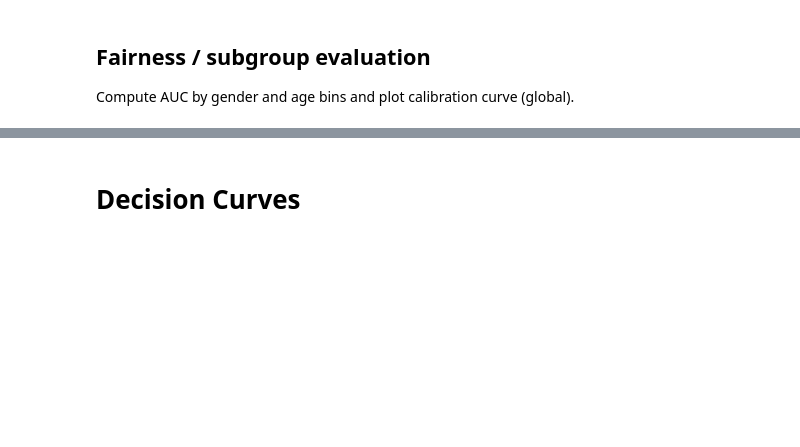
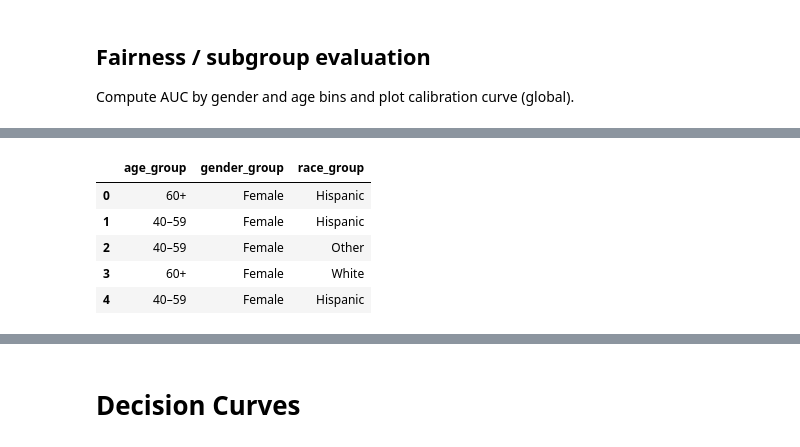
Before and after one commit to aoosama707/NHANES_2017-2018_Kaggle-Diabetes_Risk_Pipeline, a Jupyter notebook: nhanes_kaggle_pipeline_final.ipynb, the cells around one changed output, grey strips where cells are left out. Saved outputs shown, nothing was run; the diff lists cells and outputs as text; code cells hidden in the pictures; blank space fills up the shorter version.

```diff
--- a/nhanes_kaggle_pipeline_final.ipynb
+++ b/nhanes_kaggle_pipeline_final.ipynb
@@ -1101,15 +882,0 @@ Calibration by gender saved to figures/calibration_by_gender.png
-# %%
-# ----------------------------------
-# Prepare age groups for fairness
-# ----------------------------------
-
-X_test_df = X_test_df.copy()
-
-X_test_df['age_group'] = pd.cut(
-    X_test_df['age'],
-    bins=[17, 39, 59, 120],
-    labels=['18–39', '40–59', '60+']
-)
-
-print("Age group counts:")
-print(X_test_df['age_group'].value_counts())
@@ -1180,0 +883,38 @@ Calibration by age saved to figures/calibration_by_age.png
+# %%
+import numpy as np
+import pandas as pd
+
+# REQUIREMENTS: you must already have these defined:
+# X_test_df (with columns: age, gender, race), y_test (0/1), y_pred_proba (float probs)
+X_test_df = X_test_df.copy()
+
+# --- Age bins ---
+X_test_df["age_group"] = pd.cut(
+    X_test_df["age"],
+    bins=[18, 40, 60, np.inf],
+    labels=["18–39", "40–59", "60+"],
+    right=False
+)
+
+# --- Gender mapping (adjust if your gender coding differs) ---
+# Common NHANES: 1=Male, 2=Female
+gender_map = {1: "Male", 2: "Female", "Male": "Male", "Female": "Female"}
+X_test_df["gender_group"] = X_test_df["gender"].map(gender_map)
+
+# --- Race mapping (NHANES RIDRETH1 style) ---
+race_map = {1: "Hispanic", 2: "Hispanic", 3: "White", 4: "Black", 5: "Other"}
+X_test_df["race_group"] = X_test_df["race"].map(race_map)
+
+# Make sure indexes align
+X_test_df = X_test_df.reset_index(drop=True)
+y_test = pd.Series(y_test).reset_index(drop=True)
+y_pred_proba = pd.Series(y_pred_proba).reset_index(drop=True)
+
+X_test_df[["age_group","gender_group","race_group"]].head()
+# %% [output]
+|  | age_group | gender_group | race_group |
+| 0 | 60+ | Female | Hispanic |
+| 1 | 40–59 | Female | Hispanic |
+| 2 | 40–59 | Female | Other |
+| 3 | 60+ | Female | White |
+| 4 | 40–59 | Female | Hispanic |
```
Also changed, not shown: parts of 19 cells of this notebook.
